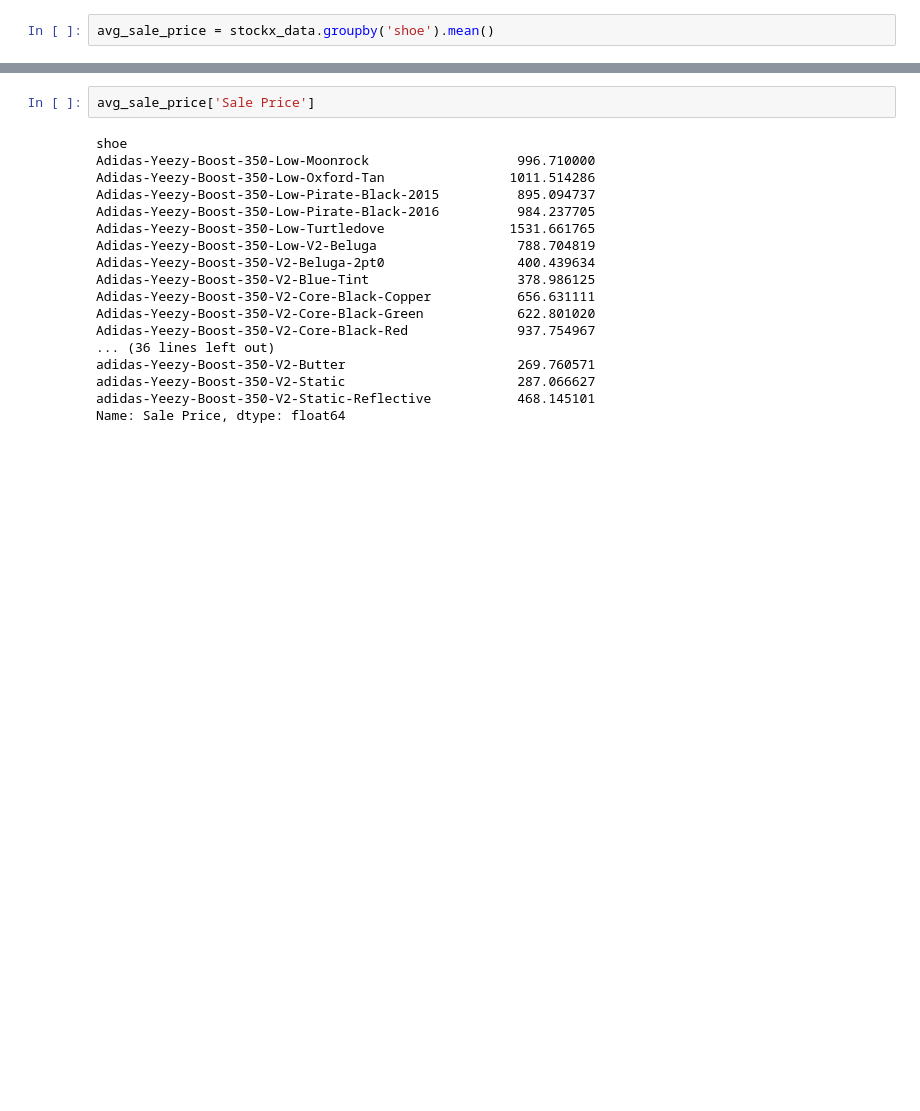
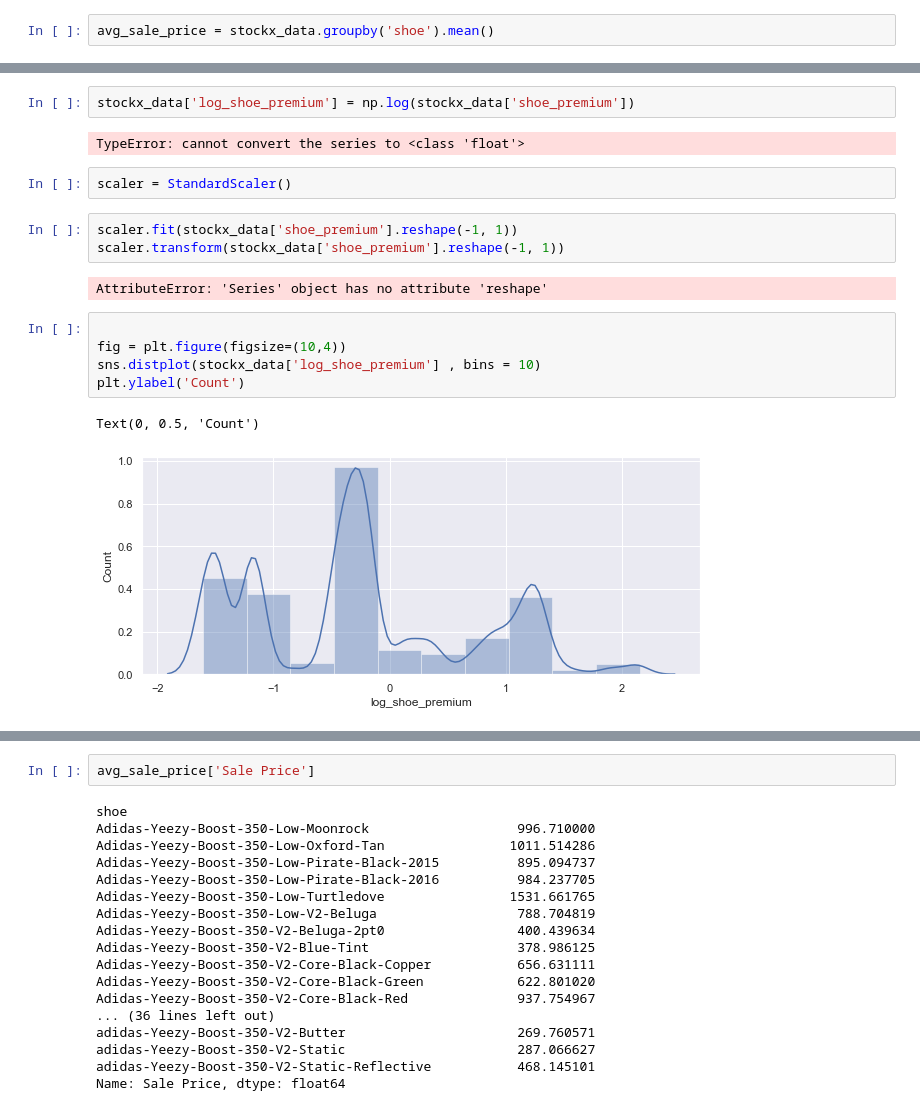
Before and after one commit to brandonmojica/stockx_price_predict, a Jupyter notebook: notebooks/stockx_price_predict.ipynb, the cells around one changed output, grey strips where cells are left out. Saved outputs shown, nothing was run; the diff lists cells and outputs as text; blank space fills up the shorter version.

```diff
--- a/notebooks/stockx_price_predict.ipynb
+++ b/notebooks/stockx_price_predict.ipynb
@@ -367,0 +440,19 @@ df['average_'] = df[['F7','F8']].mean(axis=1)
+# %%
+stockx_data['log_shoe_premium'] = np.log(stockx_data['shoe_premium'])
+# %% [output]
+TypeError: cannot convert the series to <class 'float'>
+# %%
+scaler = StandardScaler()
+# %%
+scaler.fit(stockx_data['shoe_premium'].reshape(-1, 1))
+scaler.transform(stockx_data['shoe_premium'].reshape(-1, 1))
+# %% [output]
+AttributeError: 'Series' object has no attribute 'reshape'
+# %%
+
+fig = plt.figure(figsize=(10,4))
+sns.distplot(stockx_data['log_shoe_premium'] , bins = 10)
+plt.ylabel('Count')
+# %% [output]
+Text(0, 0.5, 'Count')
+[figure, added]
```
Also changed, not shown: parts of 61 cells of this notebook.
